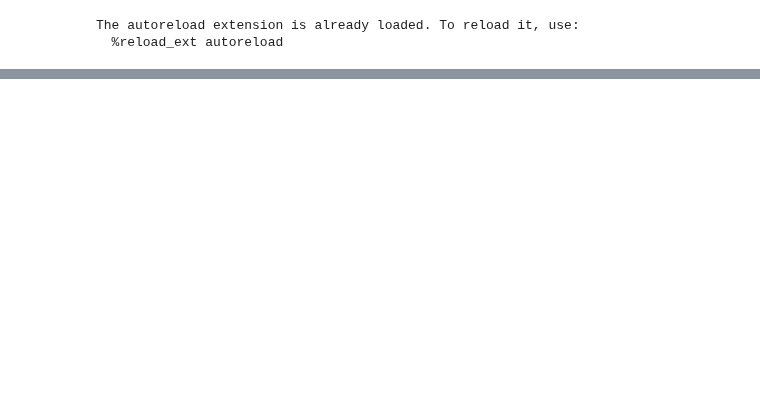
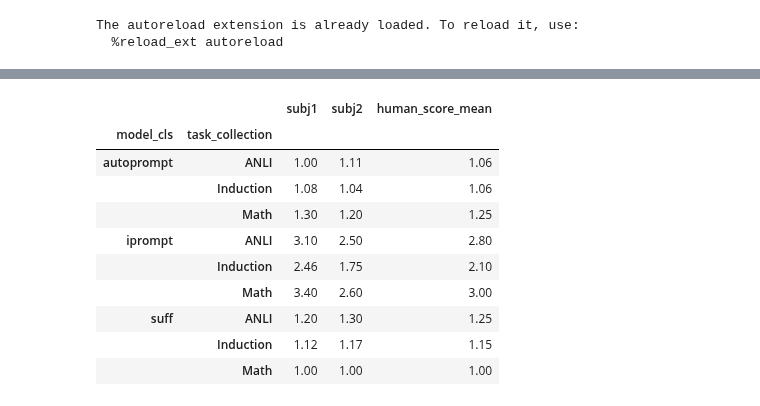
Before and after one commit to csinva/iprompt, a Jupyter notebook: notebooks/10_prompts_human_eval.ipynb, the cells around one changed output, grey strips where cells are left out. Cells and saved outputs as stored; diff of their text form; code cells hidden in the pictures; blank space fills up the shorter version.

Commit message:
add human subjs 1+2

```diff
--- a/notebooks/10_prompts_human_eval.ipynb
+++ b/notebooks/10_prompts_human_eval.ipynb
@@ -15,7 +15,8 @@ keys_extra = ['n_shots', 'num_learned_tokens']
 keys_out = ['reciprocal_rank', 'prefixes', 'iprompt_preprefix_str']
 
 save_dir = '/home/chansingh/mntv1/iprompt_revision_xmas/'
-out_dir = '/home/chansingh/iprompt/results/human_eval/'
+# out_dir = '/home/chansingh/iprompt/results/human_eval/'
+out_dir = '/home/chansingh/interpretable-autoprompting/results/human_eval/'
 os.makedirs(out_dir, exist_ok=True)
 # %% [output]
 The autoreload extension is already loaded. To reload it, use:
@@ -68,0 +72,5 @@ TASK = "You are given a groundtruth description along with a generated one. On a
+# %%
+hums = []
+for i in [1, 2]:
+    df[f'subj{i}'] = pd.read_csv(oj(out_dir, f'human_eval_subj{i}.csv'))['Score (1-5)']
+df['human_score_mean'] = df[['subj1', 'subj2']].mean(axis=1)
@@ -68,0 +86,14 @@ TASK = "You are given a groundtruth description along with a generated one. On a
+# %%
+display(df.groupby(['model_cls', 'task_collection']).mean().round(2))
+# %% [output]
+|  |  | subj1 | subj2 | human_score_mean |
+| model_cls | task_collection |  |  |  |
+| autoprompt | ANLI | 1.00 | 1.11 | 1.06 |
+|  | Induction | 1.08 | 1.04 | 1.06 |
+|  | Math | 1.30 | 1.20 | 1.25 |
+| iprompt | ANLI | 3.10 | 2.50 | 2.80 |
+|  | Induction | 2.46 | 1.75 | 2.10 |
+|  | Math | 3.40 | 2.60 | 3.00 |
+| suff | ANLI | 1.20 | 1.30 | 1.25 |
+|  | Induction | 1.12 | 1.17 | 1.15 |
+|  | Math | 1.00 | 1.00 | 1.00 |
```
Also changed, not shown: parts of 2 cells of this notebook, 2 other files.
